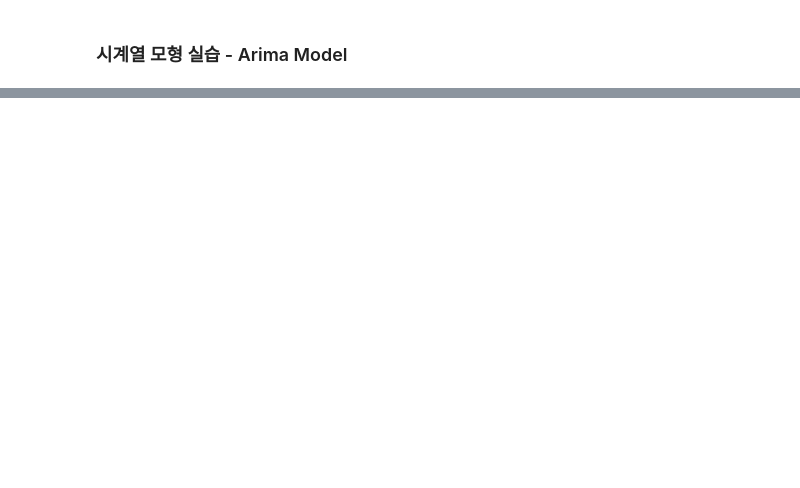
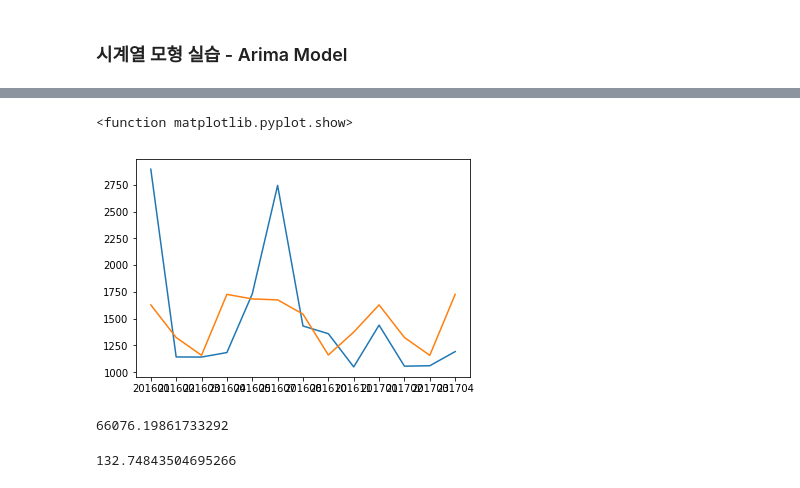
Before and after one commit to joes5370/SumerVaction, a Jupyter notebook: deep_learning = Keras.ipynb, the cells around one changed output, grey strips where cells are left out. Cells and saved outputs as stored; diff of their text form; code cells hidden in the pictures; blank space fills up the shorter version.

```diff
--- a/deep_learning = Keras.ipynb
+++ b/deep_learning = Keras.ipynb
@@ -241,6 +374,6 @@ def groupCountDf(eachGroup):
     return eachGroup
 groupKey = ["SUBSIDIARY","PRODUCT","MODEL"]
 groupResult = sortedData.groupby(groupKey).apply(groupCountDf)
-maxKnob = groupResult["KNOB"]
-groupResult.head()
+maxKnob = groupResult["KNOB"].max()
+maxKnob
 # %% [output]
@@ -278,0 +422,4 @@ ValueError: cannot copy sequence with size 6 to array axis with dimension 18
+# %%
+##결과 시각화 그룹바이 디버깅 시각화
+groupNewCustomerData = forecatsData.groupby(groupKey)
+len(groupNewCustomerData)
@@ -278,0 +428,4 @@ ValueError: cannot copy sequence with size 6 to array axis with dimension 18
+# %%
+#14개의 그룹 중 첫번째 그룹을 가져옴
+eachGroup = groupNewCustomerData.get_group(list(groupNewCustomerData.groups)[27])
+eachGroup
@@ -278,0 +450,4 @@ ValueError: cannot copy sequence with size 6 to array axis with dimension 18
+# %%
+#치솟는 값이 있어서 시각화가 힘들어져 걸러낸다
+eachGroup1 = eachGroup[eachGroup['PREDICT'] < 2000]
+eachGroup1
@@ -278,0 +469,17 @@ ValueError: cannot copy sequence with size 6 to array axis with dimension 18
+# %%
+#실제값과 예측값 시각화 비교
+plt.plot(eachGroup1['YEARMON'],eachGroup1['SALES_QTY'])
+plt.plot(eachGroup1['YEARMON'],eachGroup1['PREDICT'])
+plt.show
+# %% [output]
+<function matplotlib.pyplot.show>
+[figure, added]
+# %%
+##정확도 측정
+mean_squared_error(forecatsData['SALES_QTY'], forecatsData['PREDICT'])
+# %% [output]
+66076.19861733292
+# %%
+mean_absolute_error(forecatsData['SALES_QTY'], forecatsData['PREDICT'])
+# %% [output]
+132.74843504695266
```
Also changed, not shown: parts of 34 cells of this notebook, 1 other file.
